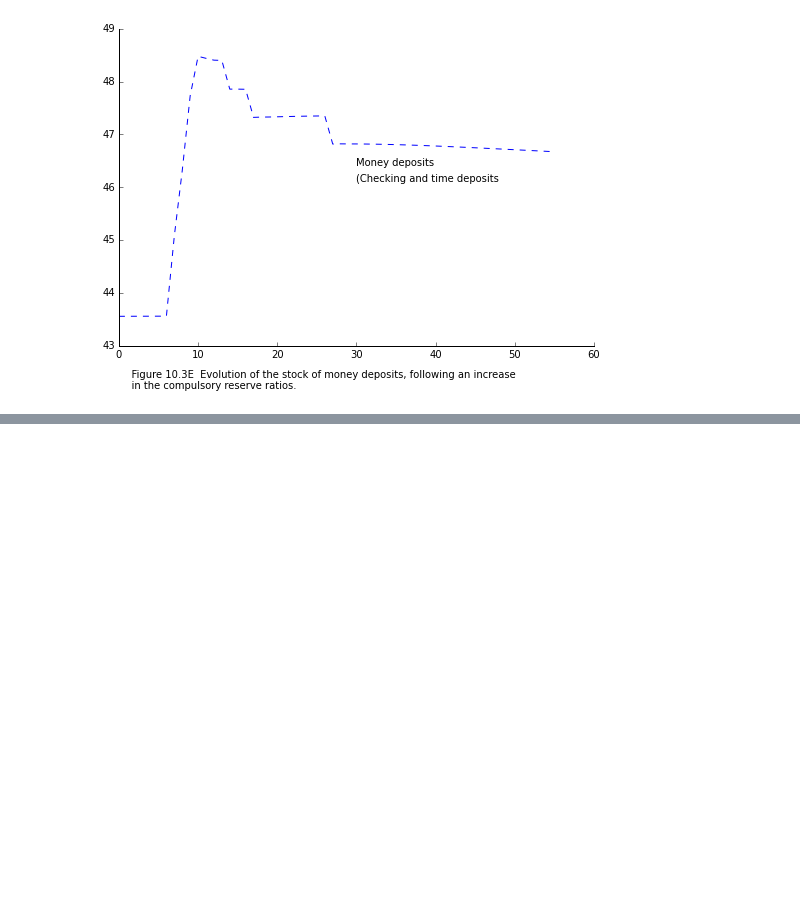
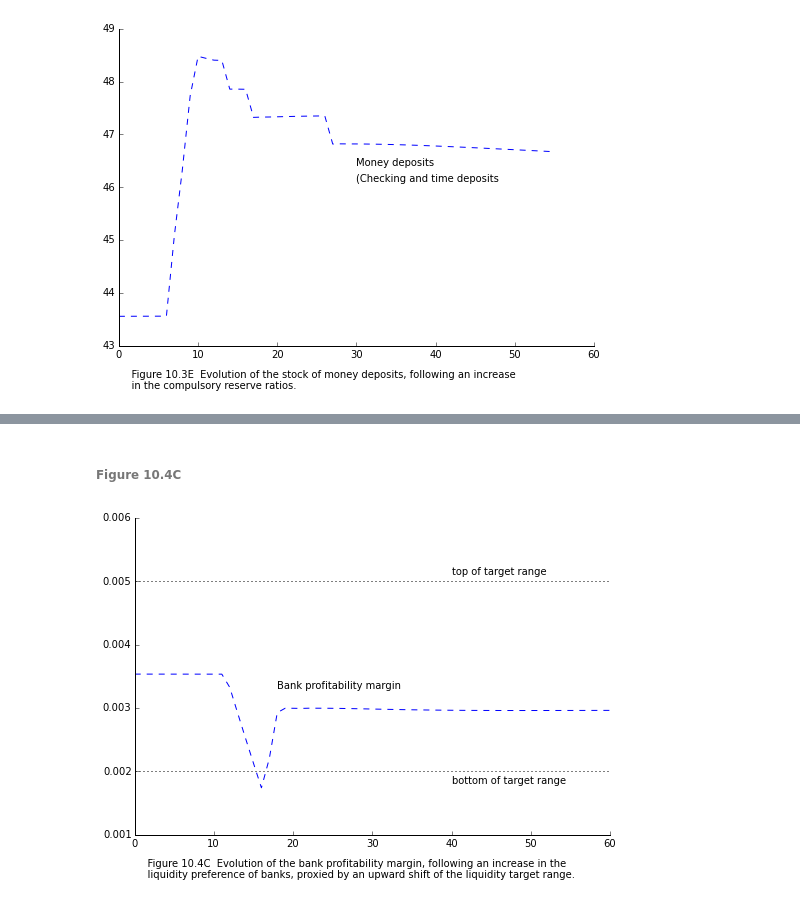
Before and after one commit to kennt/monetary-economics, a Jupyter notebook: Chapter 10 Model INSOUT.ipynb, the cells around one changed output, grey strips where cells are left out. Saved outputs shown, nothing was run; the diff lists cells and outputs as text; code cells hidden in the pictures; blank space fills up the shorter version.

```diff
--- a/Chapter 10 Model INSOUT.ipynb
+++ b/Chapter 10 Model INSOUT.ipynb
@@ -1218,0 +1299,28 @@ fig.text(0.1, -.05, caption);
+# %% [markdown]
+###### Figure 10.4C
+# %%
+caption = '''
+    Figure 10.4C  Evolution of the bank profitability margin, following an increase in the
+    liquidity preference of banks, proxied by an upward shift of the liquidity target range.'''
+topdata = [s['toppm'] for s in liquidity.solutions[5:]]
+bpmdata = [s['BPM'] for s in liquidity.solutions[5:]]
+botdata = [s['botpm'] for s in liquidity.solutions[5:]]
+
+fig = plt.figure()
+axes = fig.add_axes([0.1, 0.1, 1.1, 1.1])
+axes.tick_params(top='off', right='off')
+axes.spines['top'].set_visible(False)
+axes.spines['right'].set_visible(False)
+axes.set_ylim(0.001, .006)
+
+axes.plot(topdata, linestyle=':', color='k')
+axes.plot(bpmdata, linestyle='--', color='b')
+axes.plot(botdata, linestyle=':', color='k')
+
+# add labels
+plt.text(18, 0.0033, 'Bank profitability margin')
+plt.text(40, 0.0051, 'top of target range')
+plt.text(40, 0.0018, 'bottom of target range')
+fig.text(0.1, -.05, caption);
+# %% [output]
+[figure, added]
```
Also changed, not shown: parts of 24 cells of this notebook, 1 other file.
